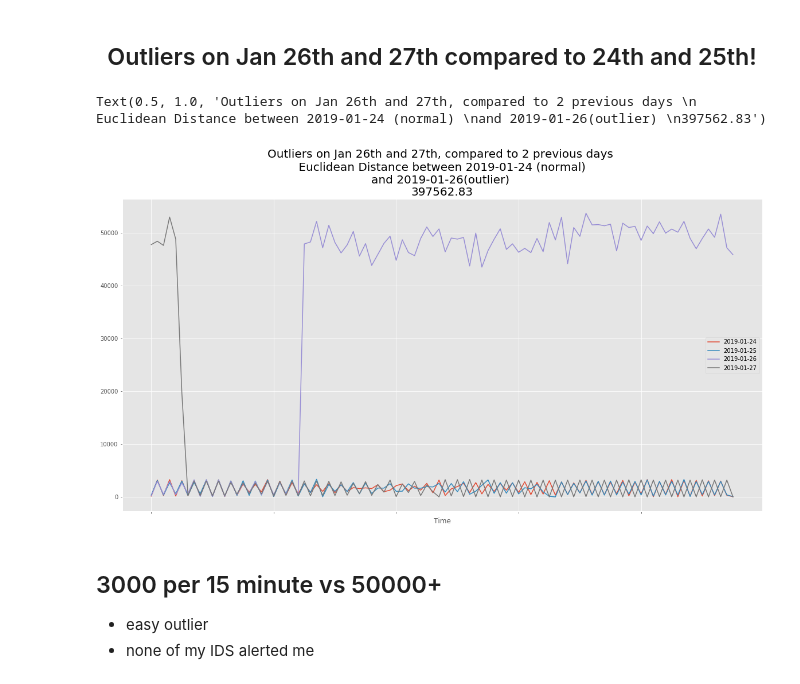
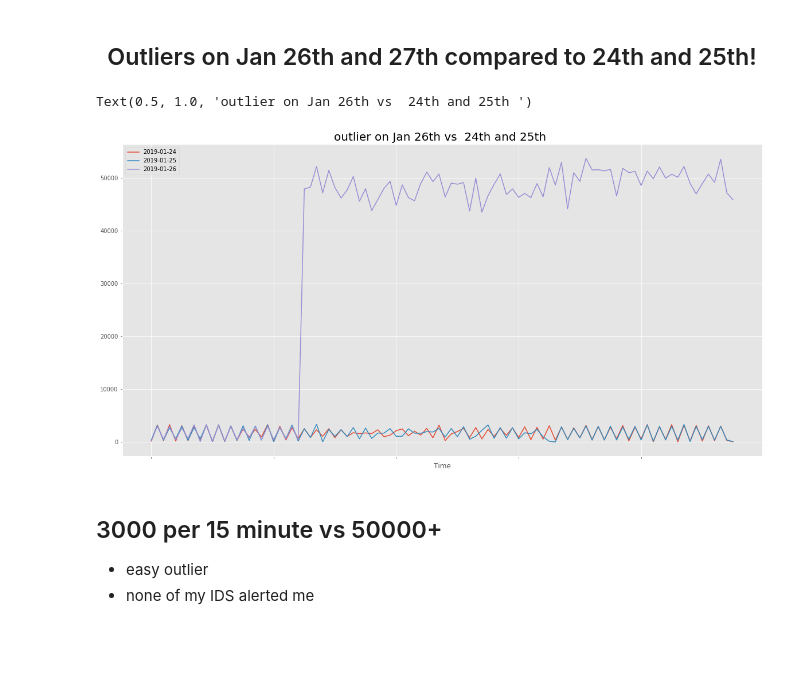
Before and after one commit to ayushmaskey/log_analysis, a Jupyter notebook: app/jupyter/DBSCAN_and_SNMP.ipynb, the cells around one changed output. Cells and saved outputs as stored; diff of their text form; code cells hidden in the pictures; blank space fills up the shorter version.

```diff
--- a/app/jupyter/DBSCAN_and_SNMP.ipynb
+++ b/app/jupyter/DBSCAN_and_SNMP.ipynb
@@ -150,19 +180,19 @@ Text(0.5, 1.0, 'snmp traffic outlier (25 or 17.61%)')
 # %% [markdown]
 <h2><center>Outliers on Jan 26th and 27th compared to 24th and 25th!</center></h2>
 # %%
-sample_df = df_timeIndex[[date[4],date[5],date[6],date[7] ]]
+sample_df = df_timeIndex[[date[4],date[5],date[6] ]]
 
 euclid = distance.euclidean(df_timeIndex[date[4]], df_timeIndex[date[6]])
 
-title_s = 'Outliers on Jan 26th and 27th, compared to 2 previous days \n Euclidean Distance between ' + \
-     date[4] + ' (normal) \nand ' +\
-    date[6] + "(outlier) \n"+ str(round(euclid,2))
+title_s = 'outlier on Jan 26th vs  24th and 25th '# \n Euclidean Distance between ' + \
+#      date[4] + ' (normal) \nand ' +\
+#     date[6] + "(outlier) \n"+ str(round(euclid,2))
 
 sample_df.plot(legend=True, figsize = (20, 10) )
 plt.title(title_s, fontsize=20)
 # %% [output]
-Text(0.5, 1.0, 'Outliers on Jan 26th and 27th, compared to 2 previous days \n Euclidean Distance between 2019-01-24 (normal) \nand 2019-01-26(outlier) \n397562.83')
+Text(0.5, 1.0, 'outlier on Jan 26th vs  24th and 25th ')
-[figure, old version]
+[figure, new version]
 # %% [markdown]
 ## 3000 per 15 minute vs 50000+
 * easy outlier
```
Also changed, not shown: parts of 15 cells of this notebook, 3 other files.
